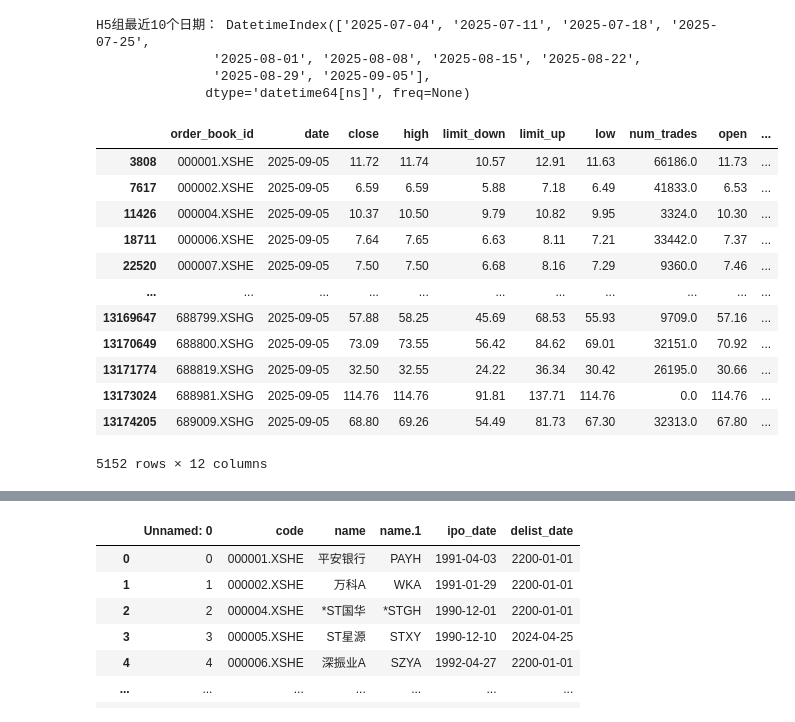
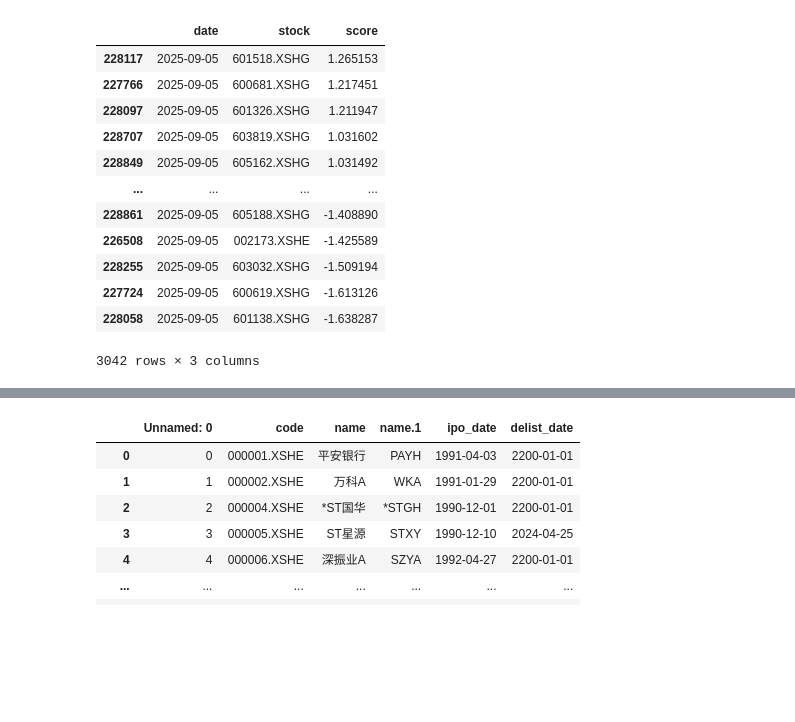
Before and after one commit to specialsal/Stock-Graph-based-Contextual-Forecasting, a Jupyter notebook: select_stock.ipynb, the cells around one changed output, grey strips where cells are left out. Cells and saved outputs as stored; diff of their text form; code cells hidden in the pictures; blank space fills up the shorter version.

```diff
--- a/select_stock.ipynb
+++ b/select_stock.ipynb
@@ -52,15 +2,0 @@ d0: 2025-09-05 d1: 2025-09-05 d0>=d1? True
-# %%
-with h5py.File(CFG.feat_file, "r") as h5:
-    dts = []
-    for k in h5.keys():
-        if not k.startswith("date_"): continue
-        d = h5[k].attrs["date"]
-        if isinstance(d, bytes): d = d.decode()
-        dts.append(pd.to_datetime(d))
-dts = pd.DatetimeIndex(sorted(dts))
-print("H5组最近10个日期：", dts[-10:])
-# %% [output]
-H5组最近10个日期： DatetimeIndex(['2025-07-04', '2025-07-11', '2025-07-18', '2025-07-25',
-               '2025-08-01', '2025-08-08', '2025-08-15', '2025-08-22',
-               '2025-08-29', '2025-09-05'],
-              dtype='datetime64[ns]', freq=None)
@@ -69,16 +3,18 @@ data = pd.read_parquet('data/raw/stock_price_day.parquet').reset_index()
 # %%
-data[data['date']==pd.to_datetime('2025-09-05')]
+stock_all = pd.read_parquet('data/processed/backtest_gat_2_1_latestmodel/predictions_filtered_demo.parquet')
+stock = stock_all[stock_all['date']==pd.to_datetime('2025-09-05')]
+stock
 # %% [output]
-|  | order_book_id | date | close | high | limit_down | limit_up | low | num_trades | open | ... |
-| 3808 | 000001.XSHE | 2025-09-05 | 11.72 | 11.74 | 10.57 | 12.91 | 11.63 | 66186.0 | 11.73 | ... |
-| 7617 | 000002.XSHE | 2025-09-05 | 6.59 | 6.59 | 5.88 | 7.18 | 6.49 | 41833.0 | 6.53 | ... |
-| 11426 | 000004.XSHE | 2025-09-05 | 10.37 | 10.50 | 9.79 | 10.82 | 9.95 | 3324.0 | 10.30 | ... |
-| 18711 | 000006.XSHE | 2025-09-05 | 7.64 | 7.65 | 6.63 | 8.11 | 7.21 | 33442.0 | 7.37 | ... |
-| 22520 | 000007.XSHE | 2025-09-05 | 7.50 | 7.50 | 6.68 | 8.16 | 7.29 | 9360.0 | 7.46 | ... |
-| ... | ... | ... | ... | ... | ... | ... | ... | ... | ... | ... |
-| 13169647 | 688799.XSHG | 2025-09-05 | 57.88 | 58.25 | 45.69 | 68.53 | 55.93 | 9709.0 | 57.16 | ... |
-| 13170649 | 688800.XSHG | 2025-09-05 | 73.09 | 73.55 | 56.42 | 84.62 | 69.01 | 32151.0 | 70.92 | ... |
-| 13171774 | 688819.XSHG | 2025-09-05 | 32.50 | 32.55 | 24.22 | 36.34 | 30.42 | 26195.0 | 30.66 | ... |
-| 13173024 | 688981.XSHG | 2025-09-05 | 114.76 | 114.76 | 91.81 | 137.71 | 114.76 | 0.0 | 114.76 | ... |
-| 13174205 | 689009.XSHG | 2025-09-05 | 68.80 | 69.26 | 54.49 | 81.73 | 67.30 | 32313.0 | 67.80 | ... |
+|  | date | stock | score |
+| 228117 | 2025-09-05 | 601518.XSHG | 1.265153 |
+| 227766 | 2025-09-05 | 600681.XSHG | 1.217451 |
+| 228097 | 2025-09-05 | 601326.XSHG | 1.211947 |
+| 228707 | 2025-09-05 | 603819.XSHG | 1.031602 |
+| 228849 | 2025-09-05 | 605162.XSHG | 1.031492 |
+| ... | ... | ... | ... |
+| 228861 | 2025-09-05 | 605188.XSHG | -1.408890 |
+| 226508 | 2025-09-05 | 002173.XSHE | -1.425589 |
+| 228255 | 2025-09-05 | 603032.XSHG | -1.509194 |
+| 227724 | 2025-09-05 | 600619.XSHG | -1.613126 |
+| 228058 | 2025-09-05 | 601138.XSHG | -1.638287 |
-5152 rows × 12 columns
+3042 rows × 3 columns
```
Also changed, not shown: parts of 10 cells of this notebook, 8 other files.
